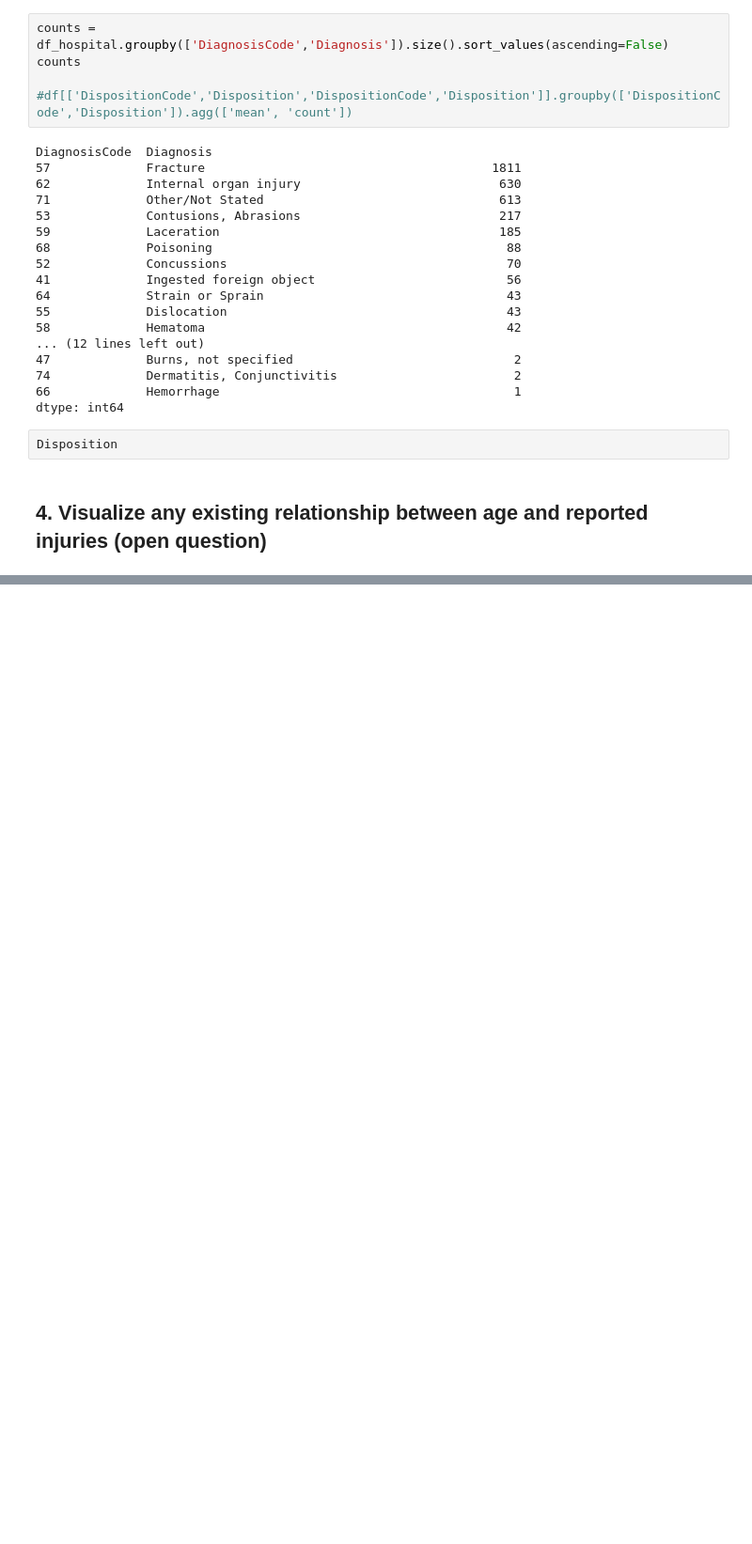
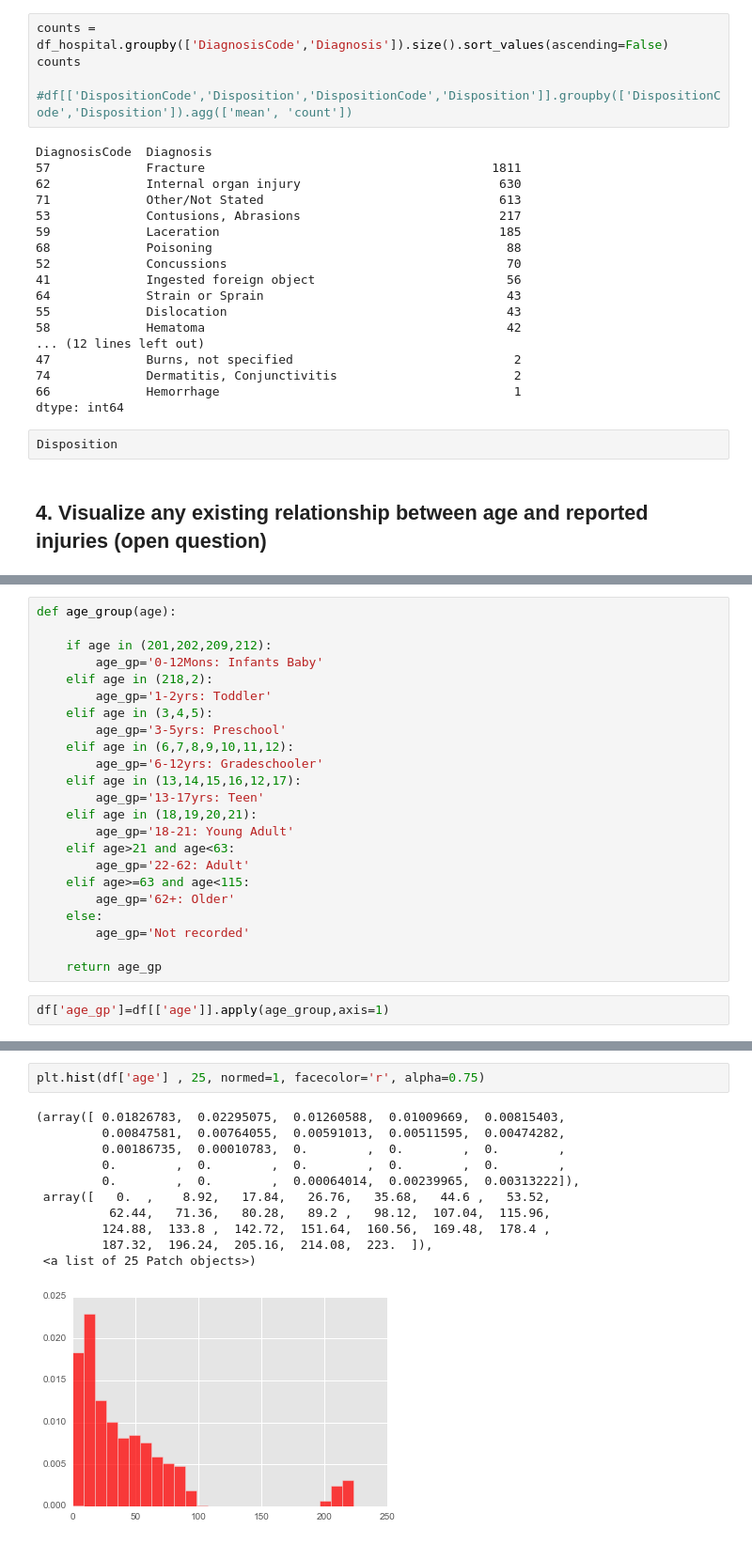
Before and after one commit to time2036/temp, a Jupyter notebook: DS_3.ipynb, the cells around one changed output, grey strips where cells are left out. Shown: that part at 94% size. Drawn from its saved outputs; the diff is of its cells as text; blank space fills up the shorter version.

```diff
--- a/DS_3.ipynb
+++ b/DS_3.ipynb
@@ -275,0 +298,25 @@ Disposition
+# %%
+def age_group(age):
+
+    if age in (201,202,209,212):
+        age_gp='0-12Mons: Infants Baby'
+    elif age in (218,2):
+        age_gp='1-2yrs: Toddler'
+    elif age in (3,4,5):
+        age_gp='3-5yrs: Preschool'
+    elif age in (6,7,8,9,10,11,12):
+        age_gp='6-12yrs: Gradeschooler'
+    elif age in (13,14,15,16,12,17):
+        age_gp='13-17yrs: Teen'
+    elif age in (18,19,20,21):
+        age_gp='18-21: Young Adult'
+    elif age>21 and age<63:
+        age_gp='22-62: Adult'
+    elif age>=63 and age<115:
+        age_gp='62+: Older'
+    else:
+        age_gp='Not recorded'
+
+    return age_gp
+# %%
+df['age_gp']=df[['age']].apply(age_group,axis=1)
@@ -275,0 +345,14 @@ Disposition
+# %%
+plt.hist(df['age'] , 25, normed=1, facecolor='r', alpha=0.75)
+# %% [output]
+(array([ 0.01826783,  0.02295075,  0.01260588,  0.01009669,  0.00815403,
+         0.00847581,  0.00764055,  0.00591013,  0.00511595,  0.00474282,
+         0.00186735,  0.00010783,  0.        ,  0.        ,  0.        ,
+         0.        ,  0.        ,  0.        ,  0.        ,  0.        ,
+         0.        ,  0.        ,  0.00064014,  0.00239965,  0.00313222]),
+ array([   0.  ,    8.92,   17.84,   26.76,   35.68,   44.6 ,   53.52,
+          62.44,   71.36,   80.28,   89.2 ,   98.12,  107.04,  115.96,
+         124.88,  133.8 ,  142.72,  151.64,  160.56,  169.48,  178.4 ,
+         187.32,  196.24,  205.16,  214.08,  223.  ]),
+ <a list of 25 Patch objects>)
+[figure, added]
```
Also changed, not shown: parts of 7 cells of this notebook.
